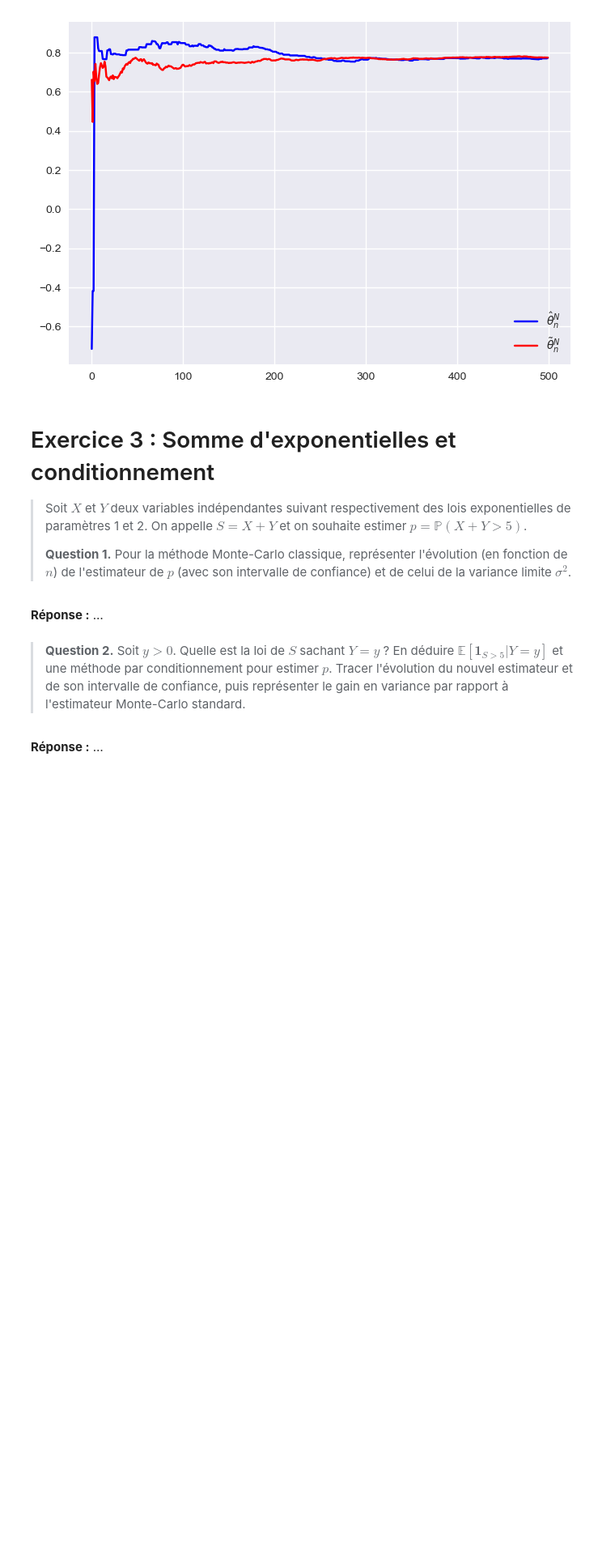
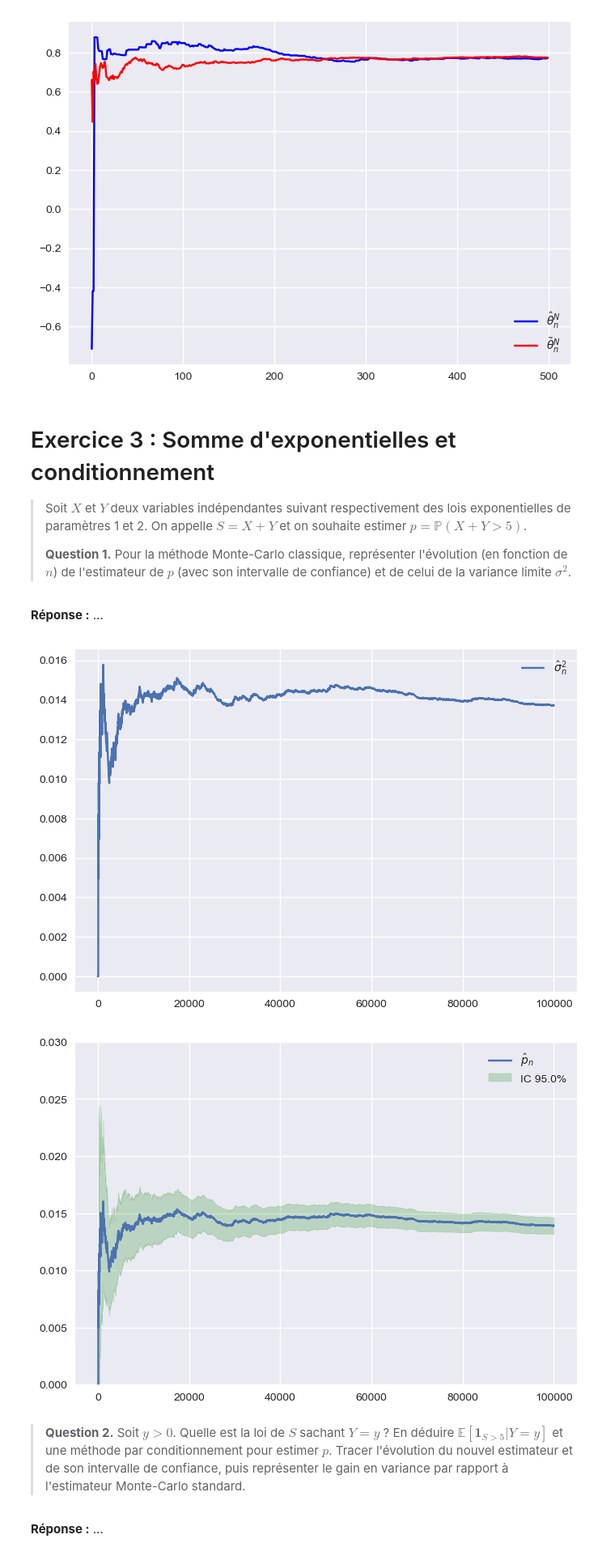
Before and after one commit to PolTibau/Statistique-Computationnelle, a Jupyter notebook: TP/TP2_student.ipynb, the cells around one changed output. Shown at 81% size. Saved outputs shown, nothing was run; the diff lists cells and outputs as text; code cells hidden in the pictures; blank space fills up the shorter version.

```diff
--- a/TP/TP2_student.ipynb
+++ b/TP/TP2_student.ipynb
@@ -256,36 +256,39 @@ Pour la méthode Monte-Carlo classique, représenter l'évolution (en fonction d
 # %%
 # Answer
 # Lois utiles
 norm = stats.norm()
-# Compléter
-
-# Fin compléter
+X = stats.expon(scale=1)
+Y = stats.expon(scale=1/2)
 
 level = 0.05
-n = 10**5
+n = 100000
 threshold = 5
 
 # Échantillonnage et calcul de S_n
-# Compléter
+X_n = X.rvs(random_state=rng, size=n)
+Y_n = Y.rvs(random_state=rng, size=n)
+S_n = ((X_n+Y_n)>=5)
 
-# Fin compléter
 
 # Calcul de l'estimateur Monte-Carlo (estMC), de l'estimateur de la variance (estvar) et du rayon de l'intervalle de confiance (ic_bound)
 n_range = np.arange(1, n+1)
-# Compléter
-
-# Fin compléter
+estMC = S_n.cumsum()/n_range
+estvar = estMC - estMC**2#qui convergera vers p(1-p)
+ic_bound = norm.ppf(1-level/2)*np.sqrt(estvar/n_range)
 
 # Figures
 plt.figure()
 plt.plot(n_range, estvar, label="$\\hat \\sigma_n^2$")
 plt.legend()
 
 plt.figure()
 plt.plot(n_range, estMC, label="$\\hat{{p}}_n$")
 plt.fill_between(n_range, estMC+ic_bound, estMC-ic_bound, color='green', alpha=0.2, label=f"IC {100*(1-level)}%")
 plt.ylim(0, .03)
 plt.legend();
+# %% [output]
+[figure, added]
+[figure, added]
 # %% [markdown]
 >**Question 2.**
 Soit $y>0$.
```
Also changed, not shown: parts of 3 cells of this notebook.
